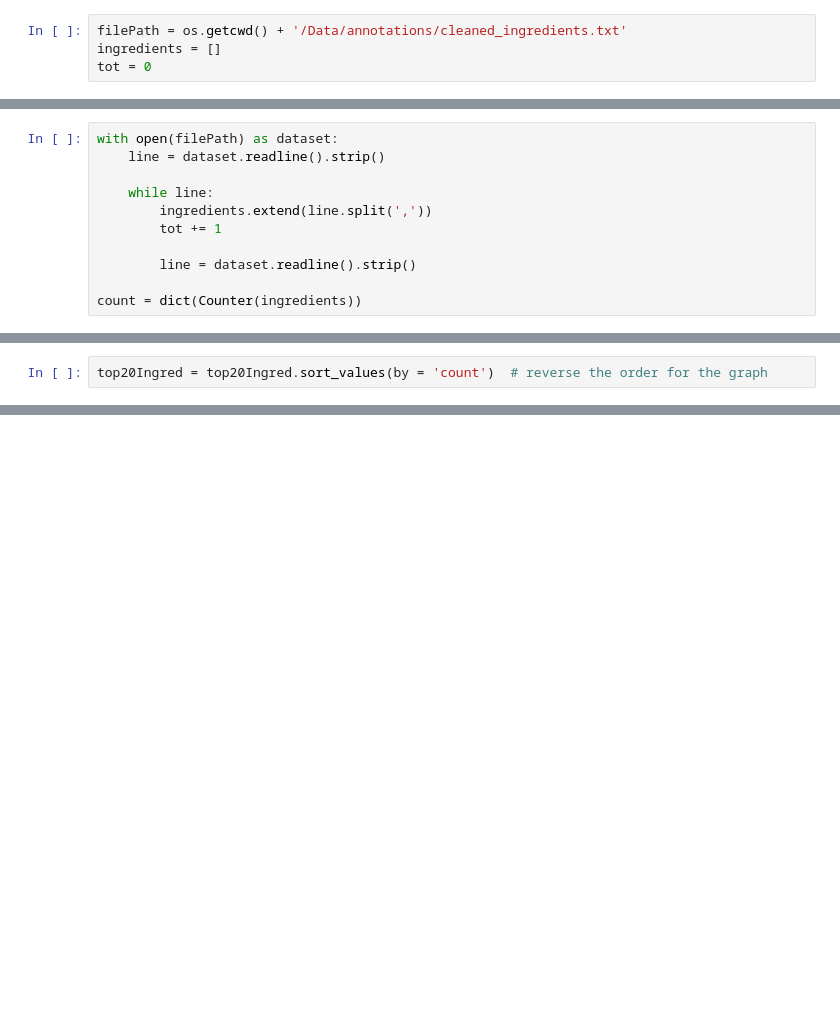
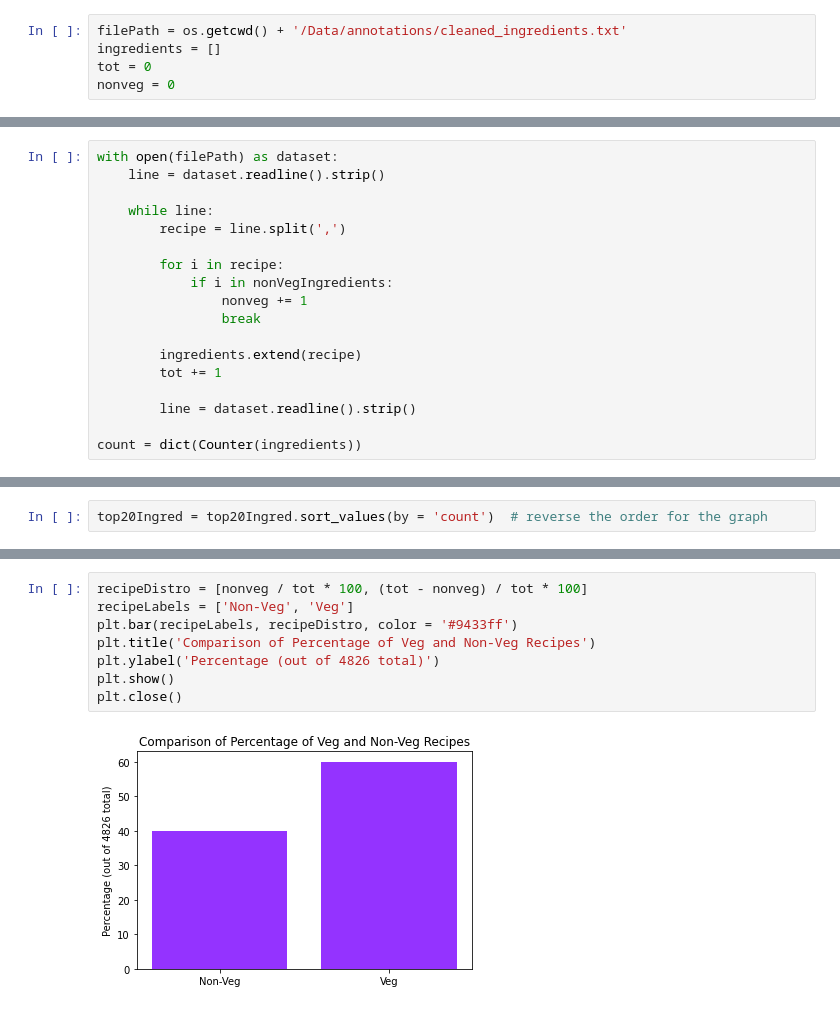
Before and after one commit to samar14641/food-recomm, a Jupyter notebook: edaWork.ipynb, the cells around one changed output, grey strips where cells are left out. Saved outputs shown, nothing was run; the diff lists cells and outputs as text; blank space fills up the shorter version.

```diff
--- a/edaWork.ipynb
+++ b/edaWork.ipynb
@@ -7,3 +7,4 @@ from collections import Counter
 filePath = os.getcwd() + '/Data/annotations/cleaned_ingredients.txt'
 ingredients = []
 tot = 0
+nonveg = 0
@@ -12,7 +18,14 @@ with open(filePath) as dataset:
     line = dataset.readline().strip()
 
     while line:
-        ingredients.extend(line.split(','))
+        recipe = line.split(',')
+
+        for i in recipe:
+            if i in nonVegIngredients:
+                nonveg += 1
+                break
+
+        ingredients.extend(recipe)
         tot += 1
 
         line = dataset.readline().strip()
@@ -33,0 +62,10 @@ plt.show()
+# %%
+recipeDistro = [nonveg / tot * 100, (tot - nonveg) / tot * 100]
+recipeLabels = ['Non-Veg', 'Veg']
+plt.bar(recipeLabels, recipeDistro, color = '#9433ff')
+plt.title('Comparison of Percentage of Veg and Non-Veg Recipes')
+plt.ylabel('Percentage (out of 4826 total)')
+plt.show()
+plt.close()
+# %% [output]
+[figure, added]
```
Also changed, not shown: parts of 4 cells of this notebook.
